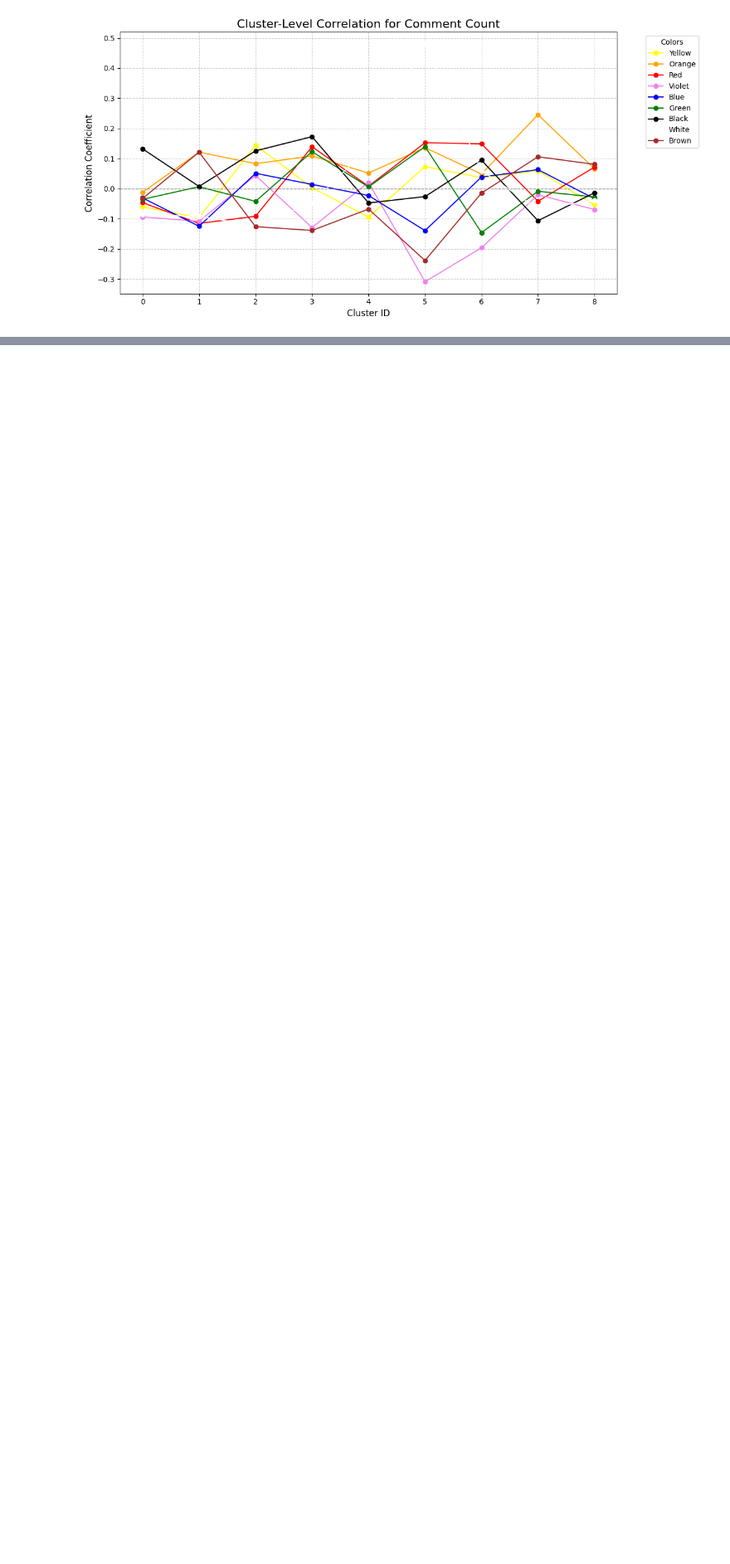
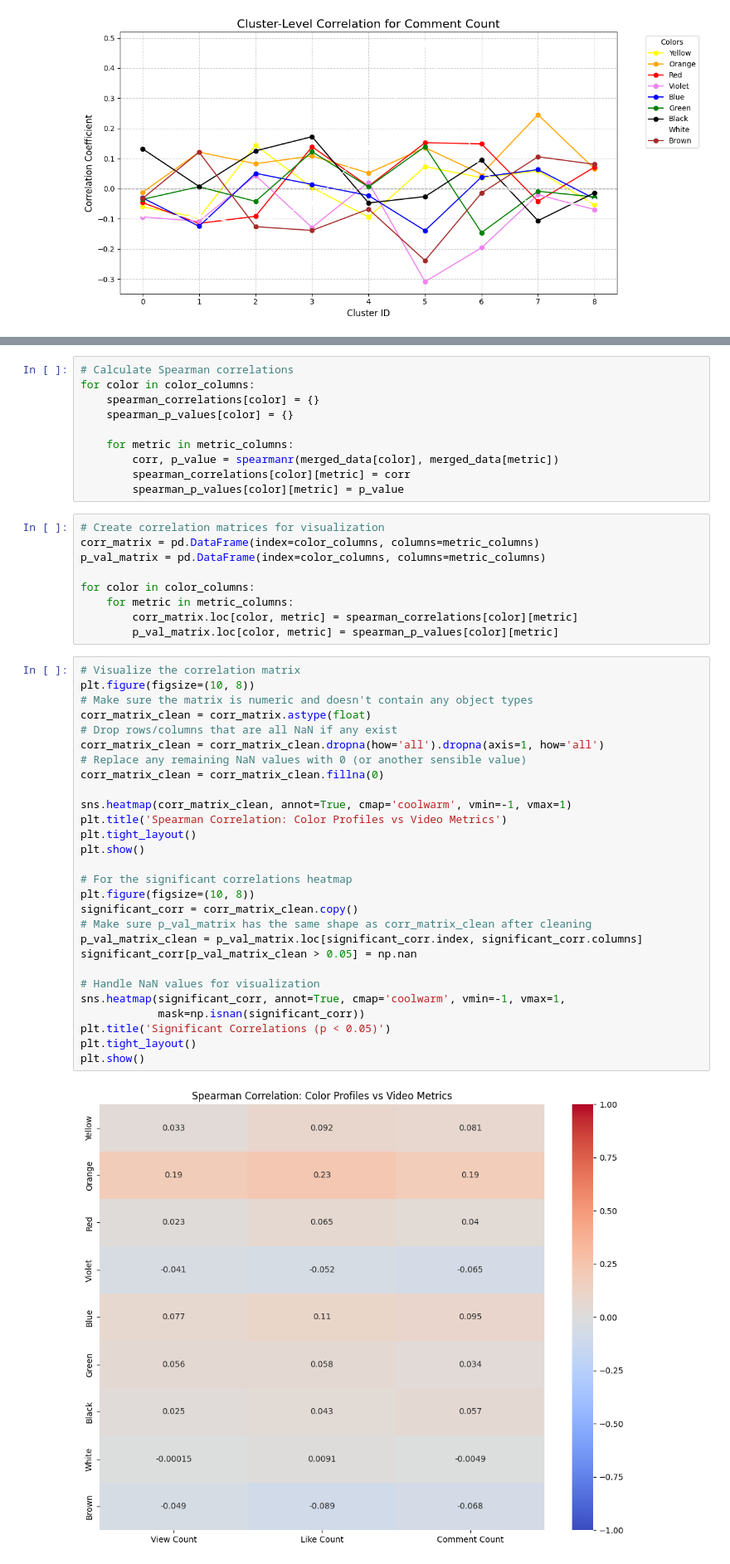
Before and after one commit to GazerJin/ColorExtractionProfile, a Jupyter notebook: Correlation_Analysis_Color.ipynb, the cells around one changed output, grey strips where cells are left out. Shown at 83% size. Saved outputs shown, nothing was run; the diff lists cells and outputs as text; blank space fills up the shorter version.

Commit message:
Spearman Correlation Color

```diff
--- a/Correlation_Analysis_Color.ipynb
+++ b/Correlation_Analysis_Color.ipynb
@@ -196,0 +224,49 @@ for metric in metric_columns:
+# %%
+# Calculate Spearman correlations
+for color in color_columns:
+    spearman_correlations[color] = {}
+    spearman_p_values[color] = {}
+
+    for metric in metric_columns:
+        corr, p_value = spearmanr(merged_data[color], merged_data[metric])
+        spearman_correlations[color][metric] = corr
+        spearman_p_values[color][metric] = p_value
+# %%
+# Create correlation matrices for visualization
+corr_matrix = pd.DataFrame(index=color_columns, columns=metric_columns)
+p_val_matrix = pd.DataFrame(index=color_columns, columns=metric_columns)
+
+for color in color_columns:
+    for metric in metric_columns:
+        corr_matrix.loc[color, metric] = spearman_correlations[color][metric]
+        p_val_matrix.loc[color, metric] = spearman_p_values[color][metric]
+# %%
+# Visualize the correlation matrix
+plt.figure(figsize=(10, 8))
+# Make sure the matrix is numeric and doesn't contain any object types
+corr_matrix_clean = corr_matrix.astype(float)
+# Drop rows/columns that are all NaN if any exist
+corr_matrix_clean = corr_matrix_clean.dropna(how='all').dropna(axis=1, how='all')
+# Replace any remaining NaN values with 0 (or another sensible value)
+corr_matrix_clean = corr_matrix_clean.fillna(0)
+
+sns.heatmap(corr_matrix_clean, annot=True, cmap='coolwarm', vmin=-1, vmax=1)
+plt.title('Spearman Correlation: Color Profiles vs Video Metrics')
+plt.tight_layout()
+plt.show()
+
+# For the significant correlations heatmap
+plt.figure(figsize=(10, 8))
+significant_corr = corr_matrix_clean.copy()
+# Make sure p_val_matrix has the same shape as corr_matrix_clean after cleaning
+p_val_matrix_clean = p_val_matrix.loc[significant_corr.index, significant_corr.columns]
+significant_corr[p_val_matrix_clean > 0.05] = np.nan
+
+# Handle NaN values for visualization
+sns.heatmap(significant_corr, annot=True, cmap='coolwarm', vmin=-1, vmax=1,
+            mask=np.isnan(significant_corr))
+plt.title('Significant Correlations (p < 0.05)')
+plt.tight_layout()
+plt.show()
+# %% [output]
+[figure, added]
```
Also changed, not shown: parts of 10 cells of this notebook.
